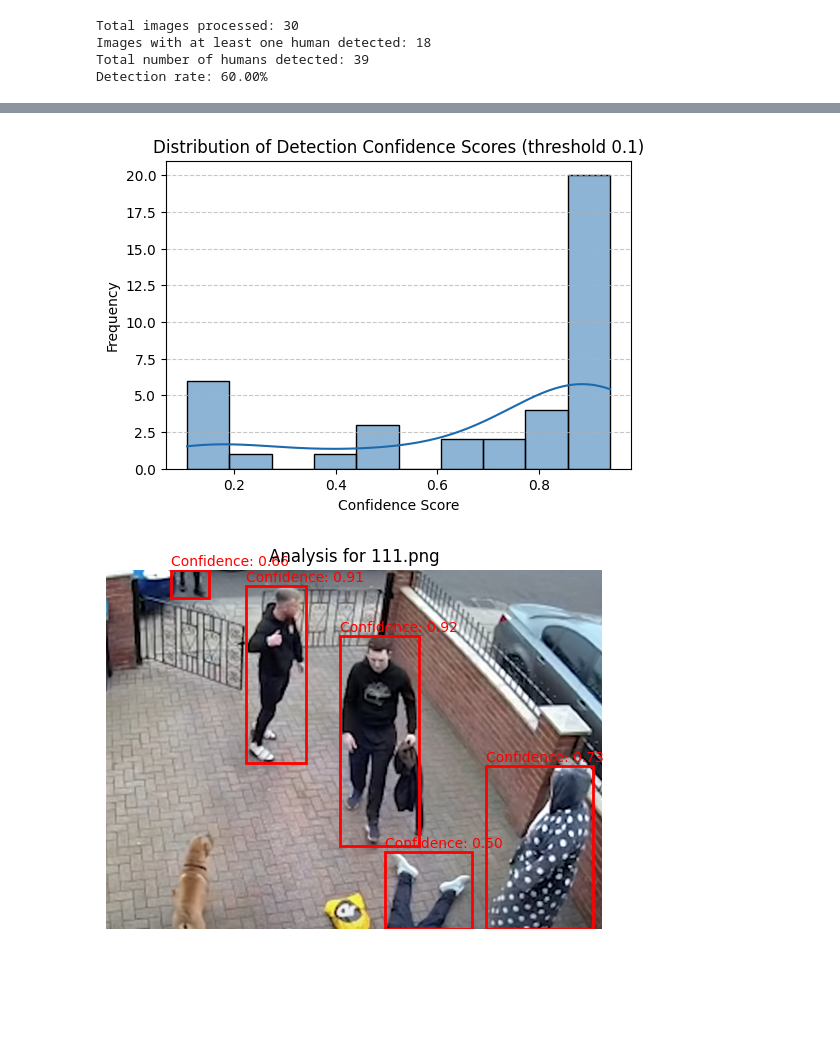
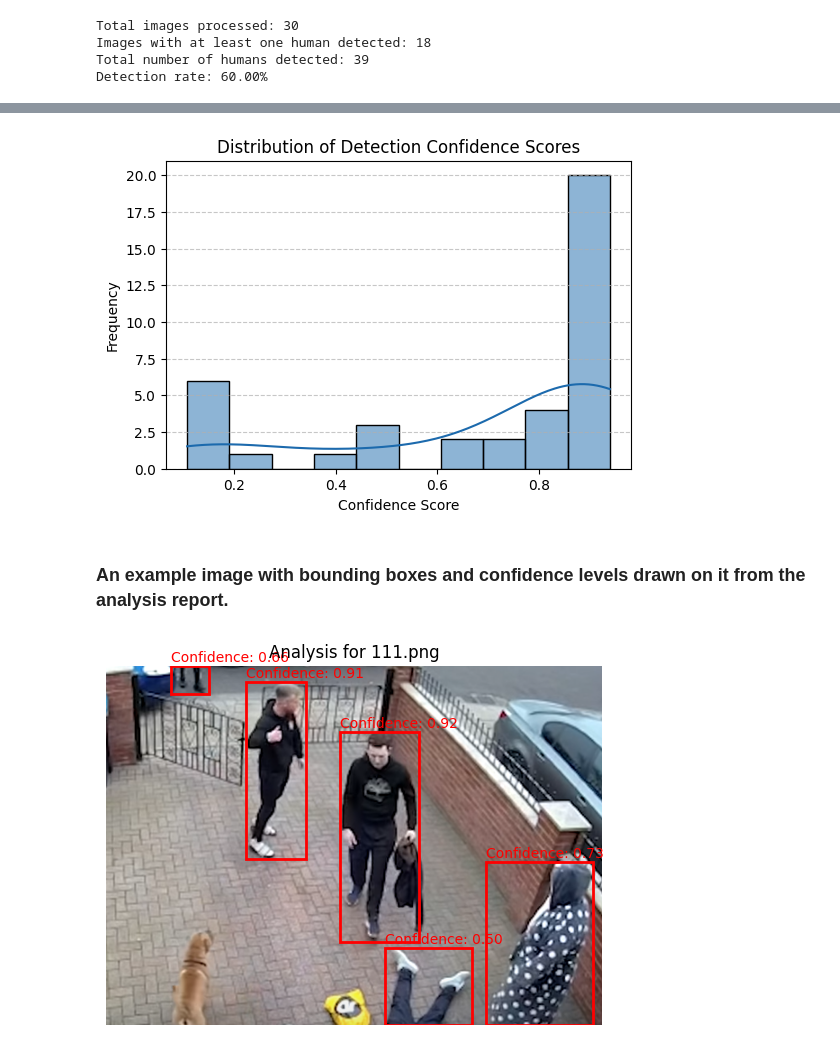
Before and after one commit to PieRatCat/azure-ai-human-detection, a Jupyter notebook: analysis/project_analysis.ipynb, the cells around one changed output, grey strips where cells are left out. Drawn from its saved outputs; the diff is of its cells as text; code cells hidden in the pictures; blank space fills up the shorter version.

Commit message:
analysis notebook added

```diff
--- a/analysis/project_analysis.ipynb
+++ b/analysis/project_analysis.ipynb
@@ -103,16 +96,18 @@ df['human_detected'] = df['detection_details'].apply(lambda x: len(x) > 0)
 # %%
 df_detections = df.explode('detection_details').dropna(subset=['detection_details'])
 df_detections['confidence'] = df_detections['detection_details'].apply(lambda x: x['confidence'])
 
 plt.figure(figsize=(6, 4))
 sns.histplot(df_detections['confidence'], bins=10, kde=True, color="#1c6aad")
-plt.title('Distribution of Detection Confidence Scores (threshold 0.1)')
+plt.title('Distribution of Detection Confidence Scores')
 plt.xlabel('Confidence Score')
 plt.ylabel('Frequency')
 plt.grid(axis='y', linestyle='--', alpha=0.7)
 plt.show()
 # %% [output]
-[figure, old version]
+[figure, new version]
+# %% [markdown]
+### An example image with bounding boxes and confidence levels drawn on it from the analysis report.
 # %%
 # The path to the local image file
 image_path = '../samples/images/111.png'
```
Also changed, not shown: parts of 4 cells of this notebook.
